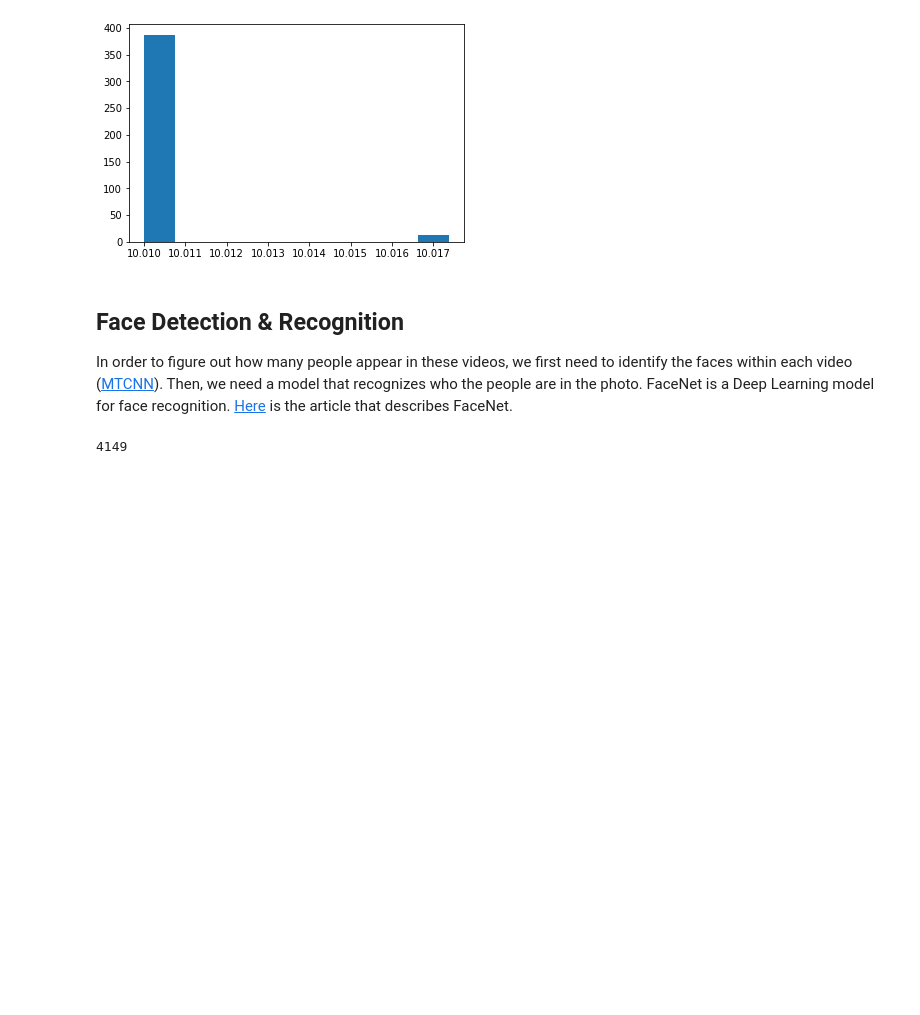
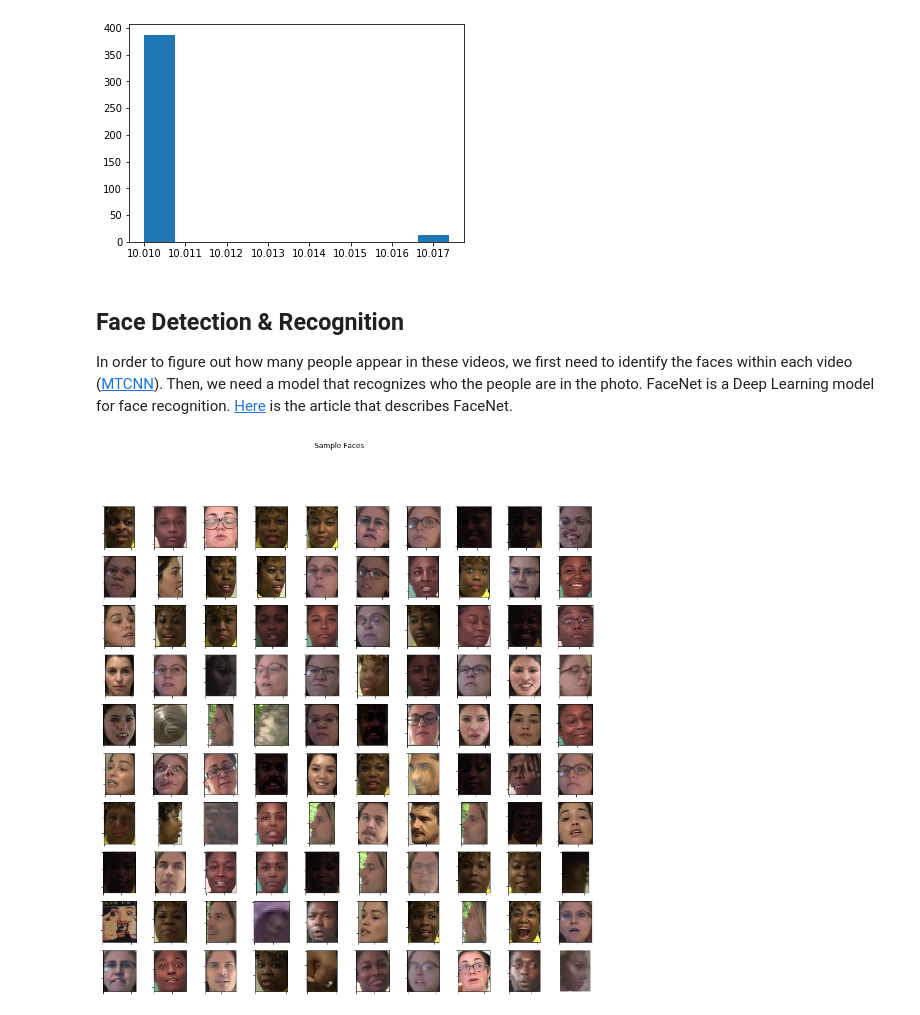
Before and after one commit to Shahin-A/Exercise, a Jupyter notebook: ML/DeepFake.ipynb, the cells around one changed output. Saved outputs shown, nothing was run; the diff lists cells and outputs as text; code cells hidden in the pictures; blank space fills up the shorter version.

Commit message:
Face recognition and clustering

```diff
--- a/ML/DeepFake.ipynb
+++ b/ML/DeepFake.ipynb
@@ -68,12 +76,20 @@ from mtcnn import MTCNN
 
 detector = MTCNN()
 
+def get_frame_count(cap):
+    return int(cap.get(cv2.CAP_PROP_FRAME_COUNT))
+
 def get_faces(md, frames):
     faces = []
     cap = cv2.VideoCapture(data_path.format(train_folder, md))
-    for i in range(frames):
-        ret, frame = cap.read()
-        faces = faces + get_faces_from_frame(frame)
+    slide = int(get_frame_count(cap) / frames)
+    for i in range(frames * slide):
+        ret = cap.grab()
+        if (i % slide == 0):
+            ret, img = cap.retrieve()
+            frame = cv2.cvtColor(img, cv2.COLOR_BGR2RGB)
+            faces = faces + get_faces_from_frame(frame)
+    cap.release()
     return faces
 
 def get_faces_from_frame(frame):
@@ -88,12 +104,31 @@ def extract_face(box, image):
 
 def get_all_faces(metadata, frames=10):
     faces = []
+    index = []
     for md in metadata:
-        faces = faces + get_faces(md, frames)
-    return faces
+        video_faces = get_faces(md, frames)
+        faces = faces + video_faces
+        index = index + [md] * len(video_faces)
+    return faces, index
 
-faces = get_all_faces(metadata)
+faces, index = get_all_faces(metadata)
-# %%
-len(faces)
-# %% [output]
-4149
+# %%
+import numpy as np
+import matplotlib.pyplot as plt
+
+rows, cols = 10, 10
+random_faces = np.random.choice(faces, rows*cols, replace=False)
+
+def display_faces(random_faces, rows, cols):
+    fig, axs = plt.subplots(rows, cols, figsize=(15,15))
+    fig.suptitle('Sample Faces')
+    for i, ax in enumerate(axs.flat):
+        ax.imshow(random_faces[i])
+        ax.set_yticklabels([])
+        ax.set_xticklabels([])
+    plt.axis("off")
+    plt.show()
+
+display_faces(random_faces, rows, cols)
+# %% [output]
+[figure, added]
```
Also changed, not shown: parts of 5 cells of this notebook.
